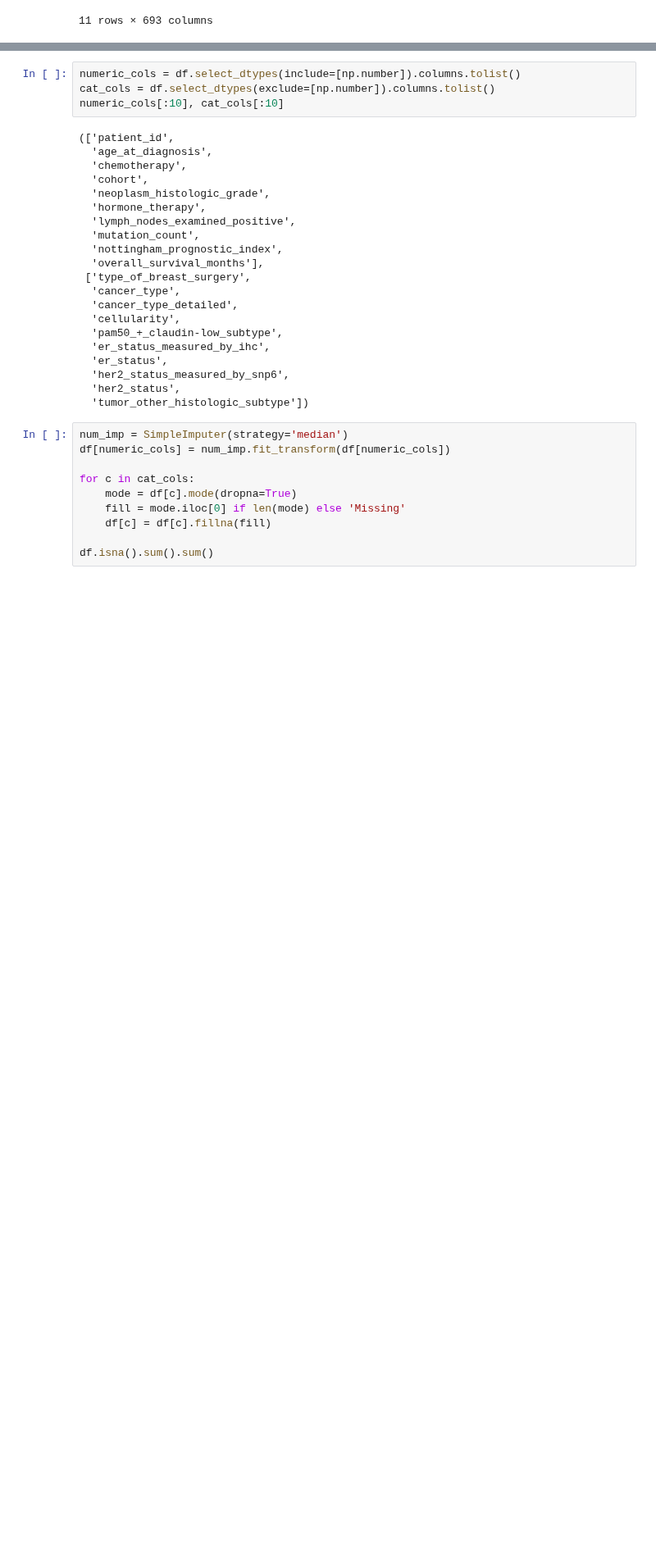
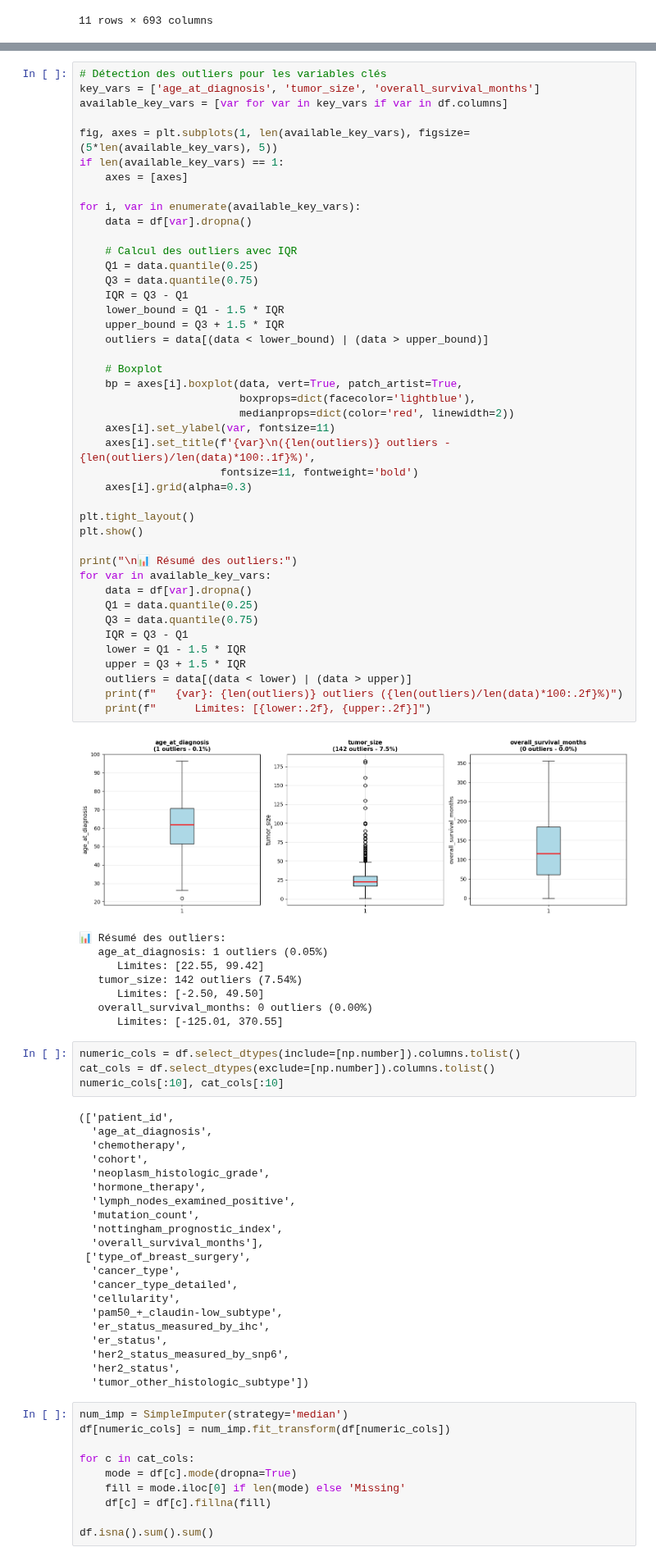
Before and after one commit to yasmineCH03/Breast_Cancer_Detection_ML_Project, a Jupyter notebook: Notebooks/data_preparation/Notebook_METABRIC_Complet.ipynb, the cells around one changed output, grey strips where cells are left out. Shown at 82% size. Drawn from its saved outputs; the diff is of its cells as text; blank space fills up the shorter version.

```diff
--- a/Notebooks/data_preparation/Notebook_METABRIC_Complet.ipynb
+++ b/Notebooks/data_preparation/Notebook_METABRIC_Complet.ipynb
@@ -86,3 +208,55 @@ df.shape
+# %%
+# Détection des outliers pour les variables clés
+key_vars = ['age_at_diagnosis', 'tumor_size', 'overall_survival_months']
+available_key_vars = [var for var in key_vars if var in df.columns]
+
+fig, axes = plt.subplots(1, len(available_key_vars), figsize=(5*len(available_key_vars), 5))
+if len(available_key_vars) == 1:
+    axes = [axes]
+
+for i, var in enumerate(available_key_vars):
+    data = df[var].dropna()
+
+    # Calcul des outliers avec IQR
+    Q1 = data.quantile(0.25)
+    Q3 = data.quantile(0.75)
+    IQR = Q3 - Q1
+    lower_bound = Q1 - 1.5 * IQR
+    upper_bound = Q3 + 1.5 * IQR
+    outliers = data[(data < lower_bound) | (data > upper_bound)]
+
+    # Boxplot
+    bp = axes[i].boxplot(data, vert=True, patch_artist=True,
+                         boxprops=dict(facecolor='lightblue'),
+                         medianprops=dict(color='red', linewidth=2))
+    axes[i].set_ylabel(var, fontsize=11)
+    axes[i].set_title(f'{var}\n({len(outliers)} outliers - {len(outliers)/len(data)*100:.1f}%)',
+                      fontsize=11, fontweight='bold')
+    axes[i].grid(alpha=0.3)
+
+plt.tight_layout()
+plt.show()
+
+print("\n📊 Résumé des outliers:")
+for var in available_key_vars:
+    data = df[var].dropna()
+    Q1 = data.quantile(0.25)
+    Q3 = data.quantile(0.75)
+    IQR = Q3 - Q1
+    lower = Q1 - 1.5 * IQR
+    upper = Q3 + 1.5 * IQR
+    outliers = data[(data < lower) | (data > upper)]
+    print(f"   {var}: {len(outliers)} outliers ({len(outliers)/len(data)*100:.2f}%)")
+    print(f"      Limites: [{lower:.2f}, {upper:.2f}]")
+# %% [output]
+[figure, added]
+📊 Résumé des outliers:
+   age_at_diagnosis: 1 outliers (0.05%)
+      Limites: [22.55, 99.42]
+   tumor_size: 142 outliers (7.54%)
+      Limites: [-2.50, 49.50]
+   overall_survival_months: 0 outliers (0.00%)
+      Limites: [-125.01, 370.55]
 # %%
 numeric_cols = df.select_dtypes(include=[np.number]).columns.tolist()
 cat_cols = df.select_dtypes(exclude=[np.number]).columns.tolist()
```
Also changed, not shown: parts of 11 cells of this notebook.
